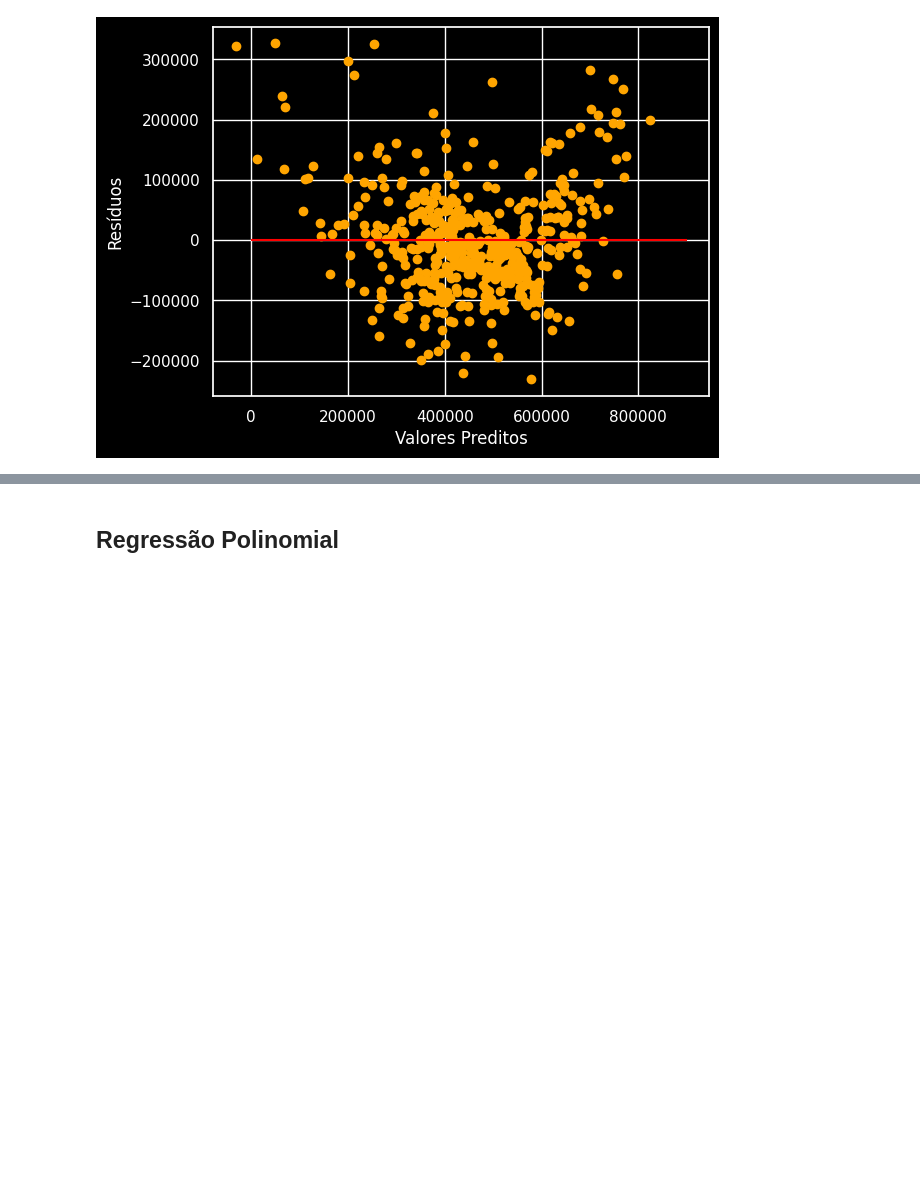
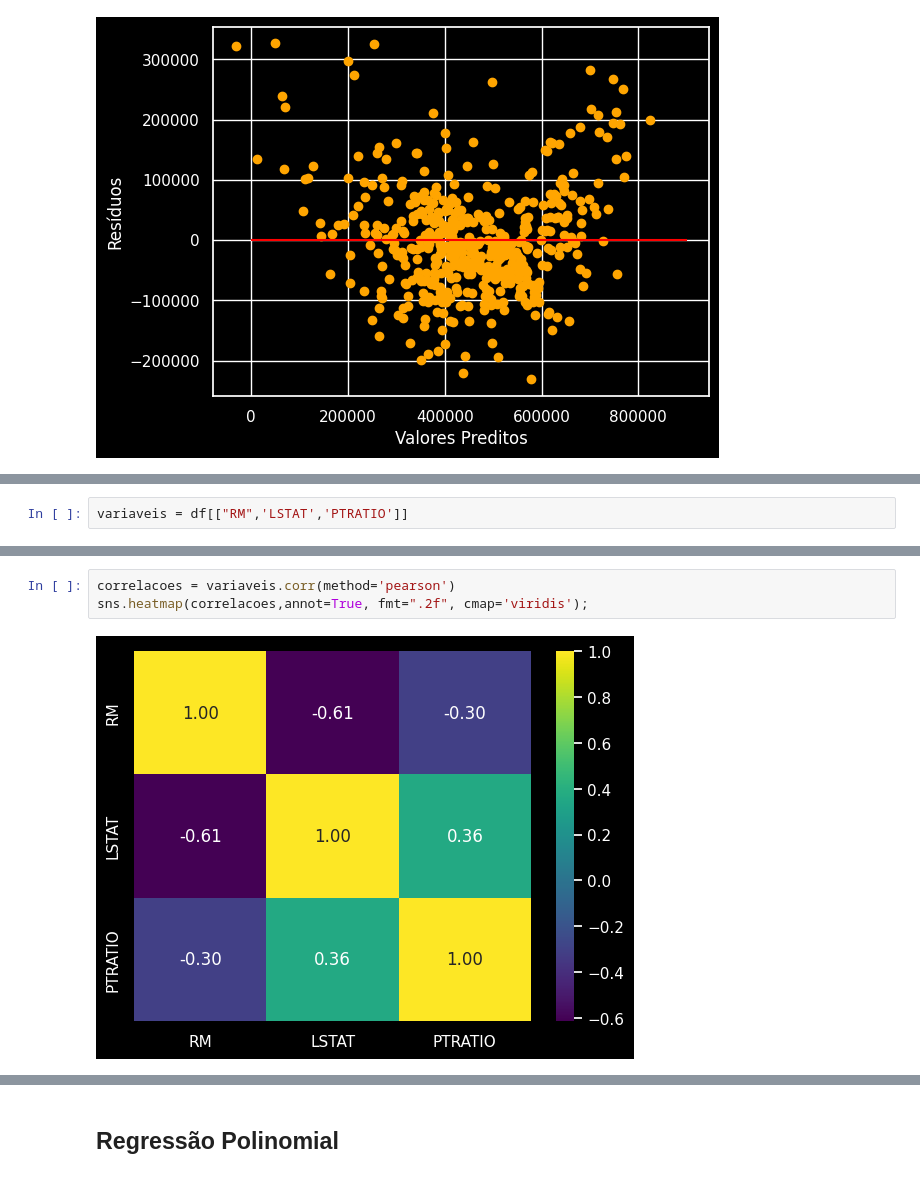
Before and after one commit to DiogoMonteiro99/repos, a Jupyter notebook: casas_boston.ipynb, the cells around one changed output, grey strips where cells are left out. Saved outputs shown, nothing was run; the diff lists cells and outputs as text; blank space fills up the shorter version.

```diff
--- a/casas_boston.ipynb
+++ b/casas_boston.ipynb
@@ -1392,0 +1433,2 @@ plt.show()
+# %%
+variaveis = df[["RM",'LSTAT','PTRATIO']]
@@ -1392,0 +1444,5 @@ plt.show()
+# %%
+correlacoes = variaveis.corr(method='pearson')
+sns.heatmap(correlacoes,annot=True, fmt=".2f", cmap='viridis');
+# %% [output]
+[figure, added]
```
Also changed, not shown: parts of 61 cells of this notebook.
